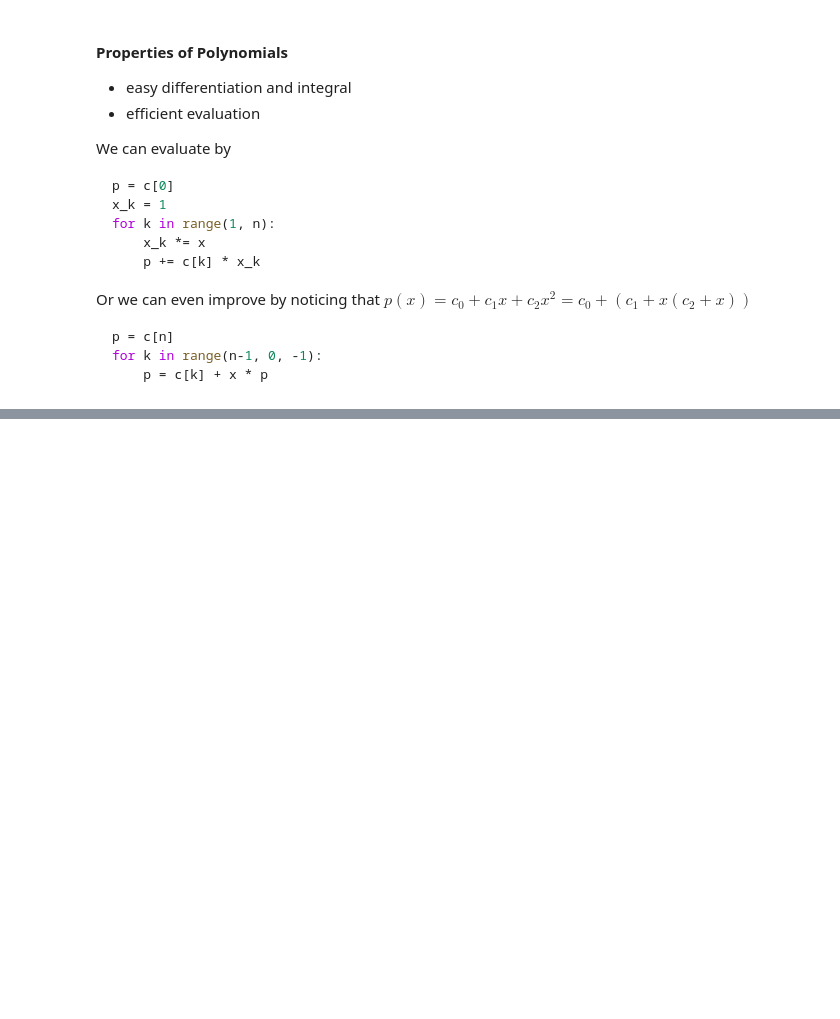
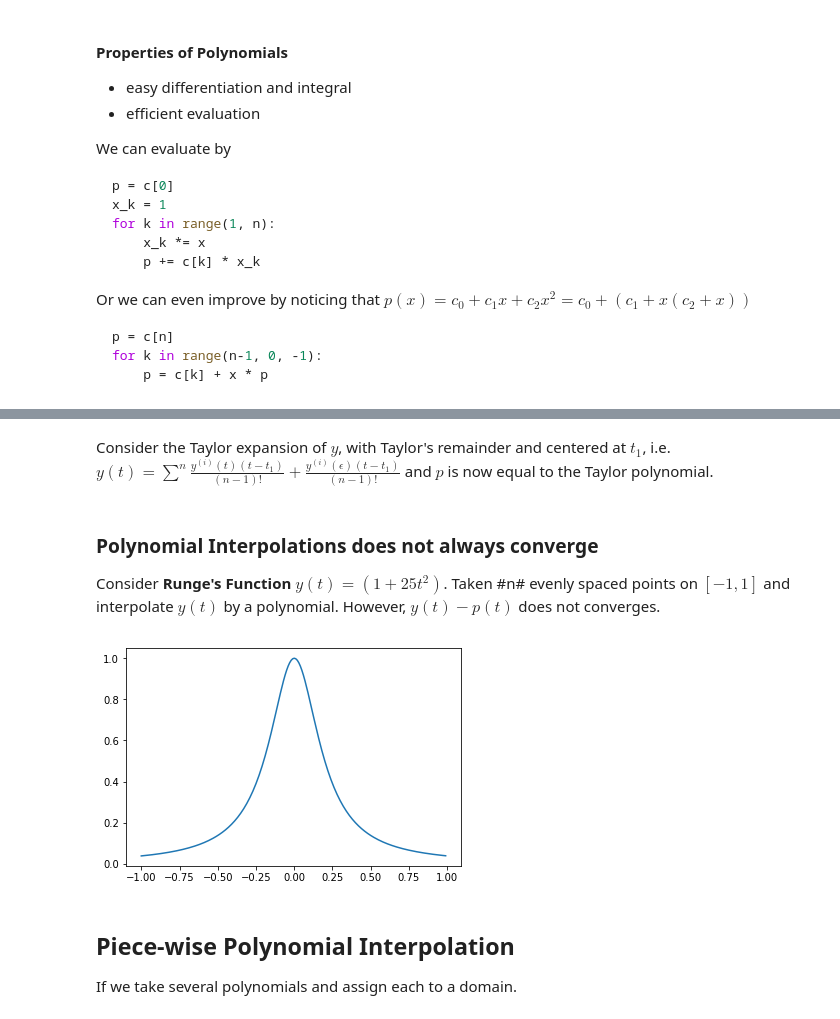
Before and after one commit to lihd1003/19W-Course-Material, a Jupyter notebook: CSC336 Numerical Methods/Interpolations.ipynb, the cells around one changed output, grey strips where cells are left out. Drawn from its saved outputs; the diff is of its cells as text; code cells hidden in the pictures; blank space fills up the shorter version.

```diff
--- a/CSC336 Numerical Methods/Interpolations.ipynb
+++ b/CSC336 Numerical Methods/Interpolations.ipynb
@@ -98,0 +209,15 @@ Then $p(x) = \sum_{j=1}^n l_j(x)y_j$
+# %% [markdown]
+Consider the Taylor expansion of $y$, with Taylor's remainder and centered at $t_1$, i.e. $y(t) = \sum^n \frac{y^{(i)}(t) (t-t_1)}{(n-1)!} +  \frac{y^{(i)}(\epsilon) (t-t_1)}{(n-1)!}$ and $p$ is now equal to the Taylor polynomial.
+# %% [markdown]
+### Polynomial Interpolations does not always converge
+Consider __Runge's Function__ $y(t) = (1+25 t^2)$. Taken #n# evenly spaced points on $[-1,1]$ and interpolate $y(t)$ by a polynomial. However, $y(t)-p(t)$ does not converges.
+# %%
+x = np.arange(-1, 1, 0.01)
+y = 1/(1 + 25 * (x**2))
+plt.plot(x, y);
+# %% [output]
+[figure, added]
+# %% [markdown]
+## Piece-wise Polynomial Interpolation
+
+If we take several polynomials and assign each to a domain.
```
Also changed, not shown: parts of 12 cells of this notebook, 1 other file.
